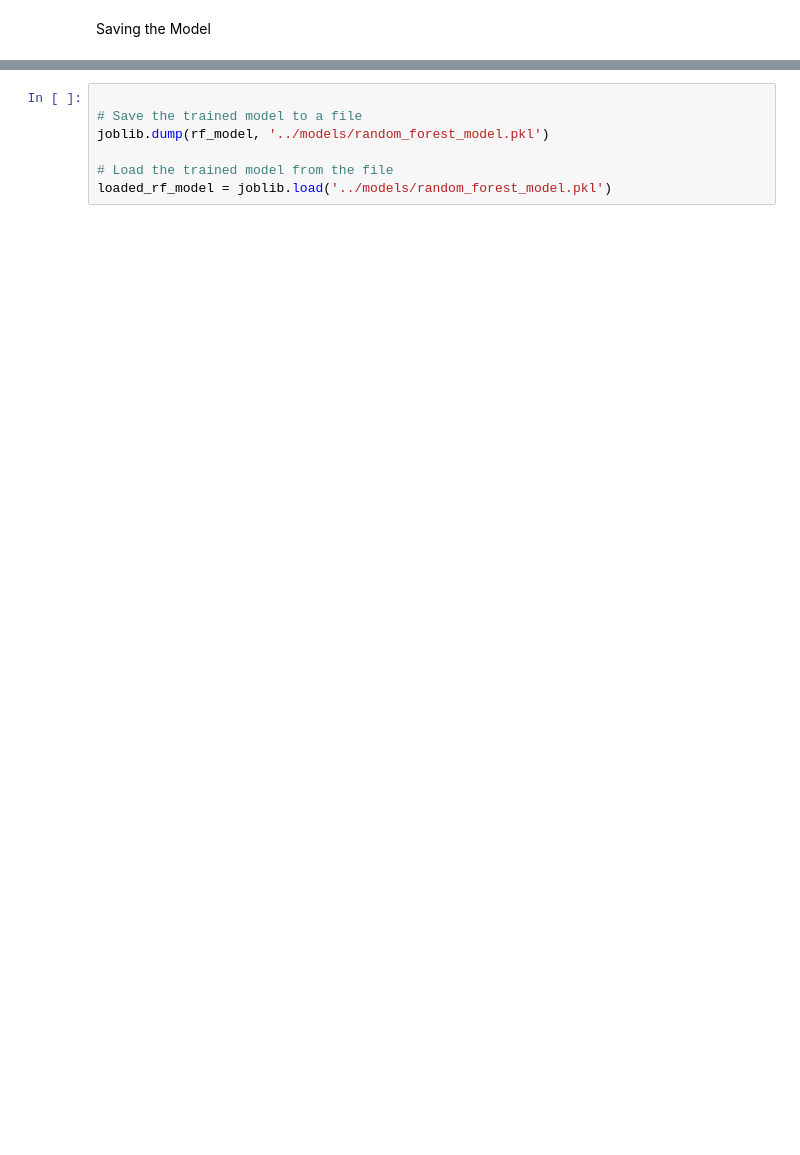
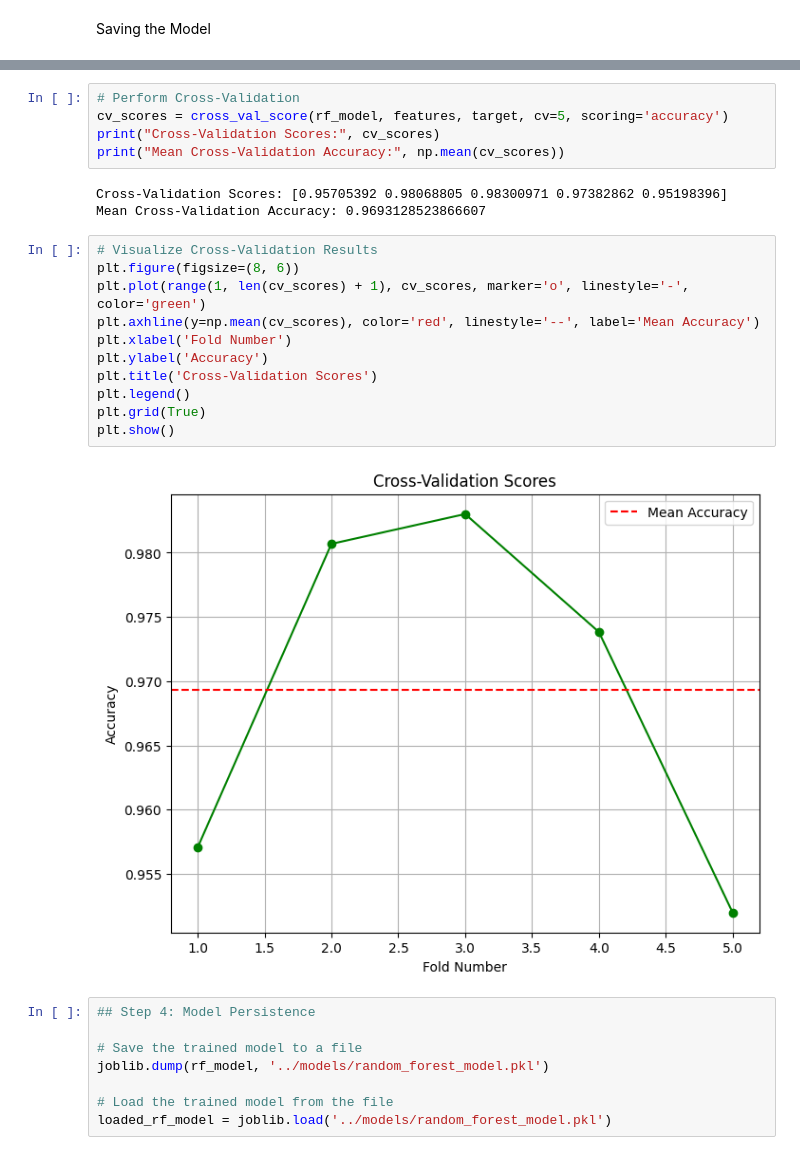
Before and after one commit to ernestorendon/cap4770-finalproject, a Jupyter notebook: notebooks/RandomForest.ipynb, the cells around one changed output, grey strips where cells are left out. Saved outputs shown, nothing was run; the diff lists cells and outputs as text; blank space fills up the shorter version.

```diff
--- a/notebooks/RandomForest.ipynb
+++ b/notebooks/RandomForest.ipynb
@@ -81,4 +145,26 @@ Saving the Model
+# %%
+# Perform Cross-Validation
+cv_scores = cross_val_score(rf_model, features, target, cv=5, scoring='accuracy')
+print("Cross-Validation Scores:", cv_scores)
+print("Mean Cross-Validation Accuracy:", np.mean(cv_scores))
+# %% [output]
+Cross-Validation Scores: [0.95705392 0.98068805 0.98300971 0.97382862 0.95198396]
+Mean Cross-Validation Accuracy: 0.9693128523866607
+# %%
+# Visualize Cross-Validation Results
+plt.figure(figsize=(8, 6))
+plt.plot(range(1, len(cv_scores) + 1), cv_scores, marker='o', linestyle='-', color='green')
+plt.axhline(y=np.mean(cv_scores), color='red', linestyle='--', label='Mean Accuracy')
+plt.xlabel('Fold Number')
+plt.ylabel('Accuracy')
+plt.title('Cross-Validation Scores')
+plt.legend()
+plt.grid(True)
+plt.show()
+# %% [output]
+[figure, added]
 # %%
+## Step 4: Model Persistence
 
 # Save the trained model to a file
 joblib.dump(rf_model, '../models/random_forest_model.pkl')
```
Also changed, not shown: parts of 13 cells of this notebook.
